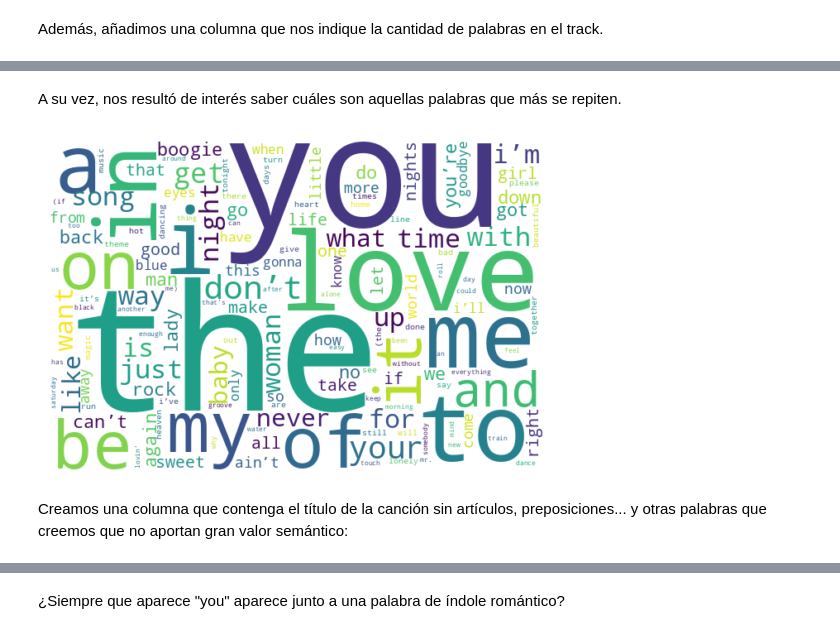
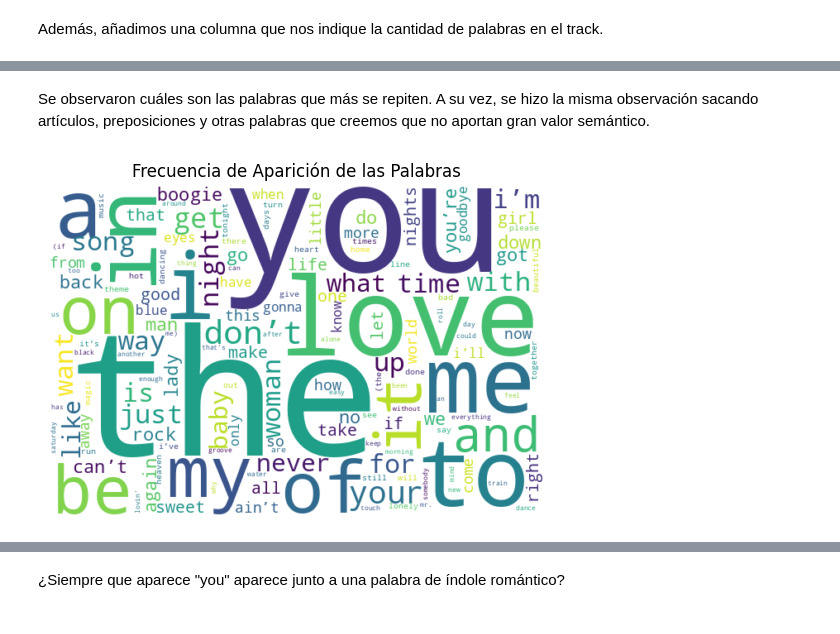
Before and after one commit to iroumec/TPE-FCD, a Jupyter notebook: Notebook.ipynb, the cells around one changed output, grey strips where cells are left out. Cells and saved outputs as stored; diff of their text form; code cells hidden in the pictures.

```diff
--- a/Notebook.ipynb
+++ b/Notebook.ipynb
@@ -179,0 +184,5 @@ See the caveats in the documentation: https://pandas.pydata.org/pandas-docs/stab
+# %%
+# Canciones inexistentes detectadas.
+indices = [187, 248, 583, 723]
+
+clean_dataset.loc[indices]
@@ -179,0 +197,9 @@ See the caveats in the documentation: https://pandas.pydata.org/pandas-docs/stab
+# %%
+# Corregimos el track.
+clean_dataset.loc[indices, "Track"] = ["Down by the Lazy River", "Betcha By Golly, Wow", "All by Myself", "Blinded by The Light"]
+
+# Corregimos el artista.
+clean_dataset.loc[indices, "Artist"] = ["The Osmonds", "The Stylistics", "Eric Carmen", "Manfred Mann"]
+
+# La que dura aprox. 7:08 es All by Myself mientras que la que dura 3:38 aprox. es Blinded by the Light. O sea, están intercambiados los datos.
+clean_dataset.loc[indices]
@@ -179,0 +235,12 @@ See the caveats in the documentation: https://pandas.pydata.org/pandas-docs/stab
+# %%
+# Porcentaje de canciones dobles.
+
+canciones_dobles = clean_dataset["Track"].str.contains("/")
+
+p_canciones_dobles = clean_dataset[canciones_dobles].shape[0] / clean_dataset.shape[0]
+
+# Eliminación de las canciones dobles.
+
+clean_dataset = clean_dataset[~canciones_dobles]
+
+print(f"Porcentaje de canciones dobles: {round(p_canciones_dobles * 100, 2)} %")
@@ -235,6 +253,8 @@ track_dataset
 # %% [markdown]
 Hallamos de interés analizar la cantidad de caracteres en el título de la canción para observar si existe alguna correlación con alguna de las demás variables. Para ello, añadimos al dataset una nueva columna que nos indique lo mencionado.
 # %%
+track_dataset = clean_dataset.copy()
+
 track_dataset["Track_Length"] = track_dataset["Track"].str.len()
 
 track_dataset
@@ -275,32 +295,26 @@ track_dataset
-# %% [markdown]
-A su vez, nos resultó de interés saber cuáles son aquellas palabras que más se repiten.
+# %% [markdown]
+Se observaron cuáles son las palabras que más se repiten. A su vez, se hizo la misma observación sacando artículos, preposiciones y otras palabras que creemos que no aportan gran valor semántico.
 # %%
-from wordcloud import WordCloud
-import matplotlib.pyplot as plt
-
-# Extraemos las palabras de la columna "Track" y medimos su frecuencia.
-# Expand
-
 track_dataset["Track"] = track_dataset["Track"].str.lower()
 
+# A partir de la aparición de las palabras medimos su frecuencia y realizamos un gráfico.
 series = track_dataset["Track"].str.split().explode().value_counts().to_dict()
 
-wordcloud = WordCloud(
+wordcloud = wd(
         #font_path=config.plot.font_path
         background_color="white",
         random_state=123,
         width=300,
         height=200,
         scale=2,
 ).generate_from_frequencies(series)
 
 
 plt.figure()
 plt.imshow(wordcloud, interpolation="bilinear")
 plt.axis("off")
+plt.title("Frecuencia de Aparición de las Palabras")
 plt.show()
 # %% [output]
-[figure, old version]
+[figure, new version]
-# %% [markdown]
-Creamos una columna que contenga el título de la canción sin artículos, preposiciones... y otras palabras que creemos que no aportan gran valor semántico:
 # %%
```
Also changed, not shown: parts of 55 cells of this notebook, 1 other file.
